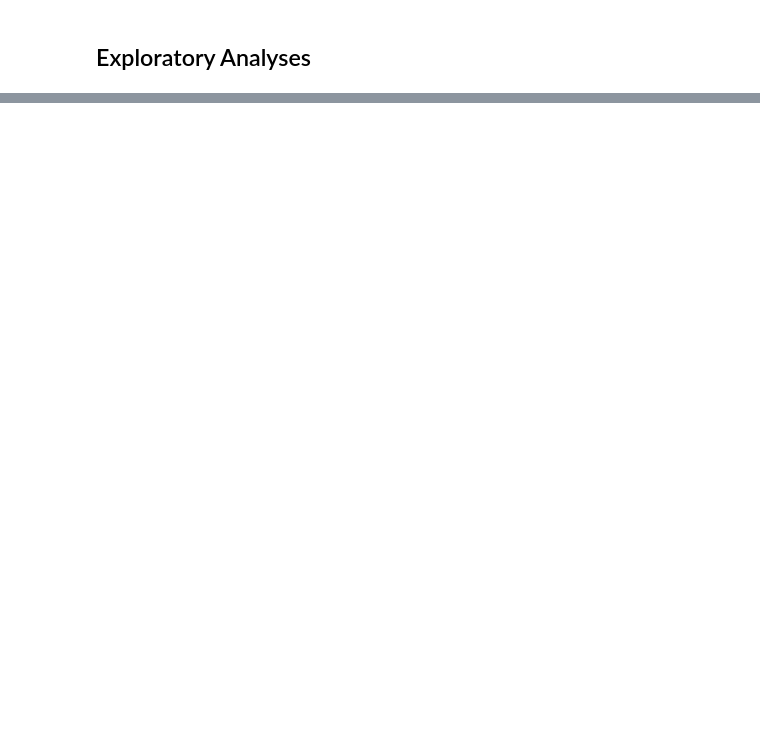
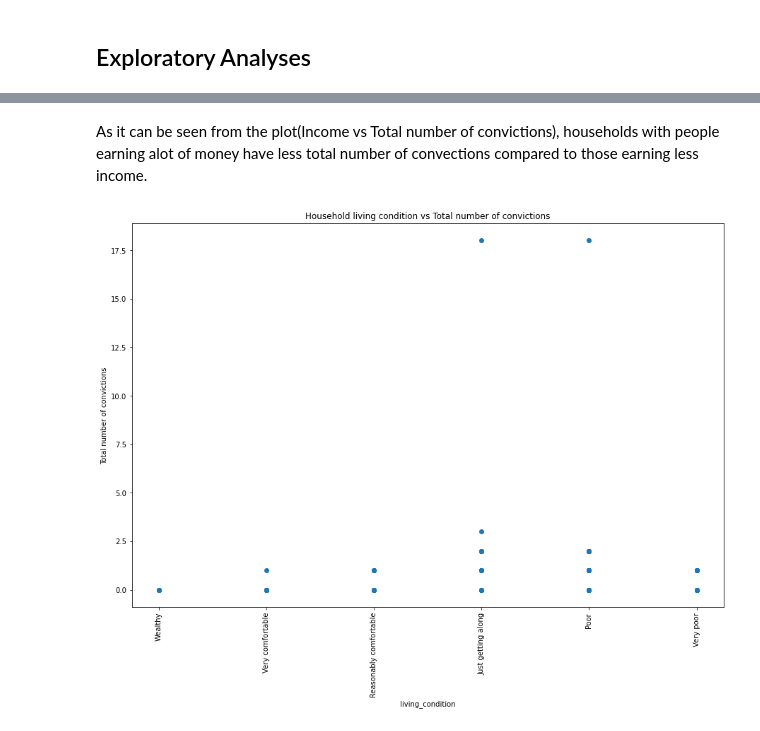
Before and after one commit to DonaldMbara/DAE-Project, a Jupyter notebook: Project1_Draft.ipynb, the cells around one changed output, grey strips where cells are left out. Saved outputs shown, nothing was run; the diff lists cells and outputs as text; code cells hidden in the pictures; blank space fills up the shorter version.

```diff
--- a/Project1_Draft.ipynb
+++ b/Project1_Draft.ipynb
@@ -384,0 +428,22 @@ DATA
+# %% [markdown]
+As it can be seen from the plot(Income vs Total number of convictions), households with people earning alot of money have less total number of convections compared to those earning less income.
+# %%
+living_condition = DATA.Q116PRESENT
+convictions = DATA.Total_number_of_convictions
+
+labels = ['Wealthy','Very comfortable','Reasonably comfortable',
+                    'Just getting along','Poor','Very poor']
+x = [1,2,3,4,5,6]
+
+fig,ax = plt.subplots()
+fig.set_size_inches(15, 10)
+plt.xticks(x, labels, rotation='vertical')
+ax.scatter(living_condition,convictions)
+ax.set_xticks(x)
+ax.set_xticklabels(labels)
+plt.title('Household living condition vs Total number of convictions')
+plt.ylabel('Total number of convictions')
+plt.xlabel('living_condition')
+plt.show()
+# %% [output]
+[figure, added]
```
Also changed, not shown: parts of 12 cells of this notebook.
